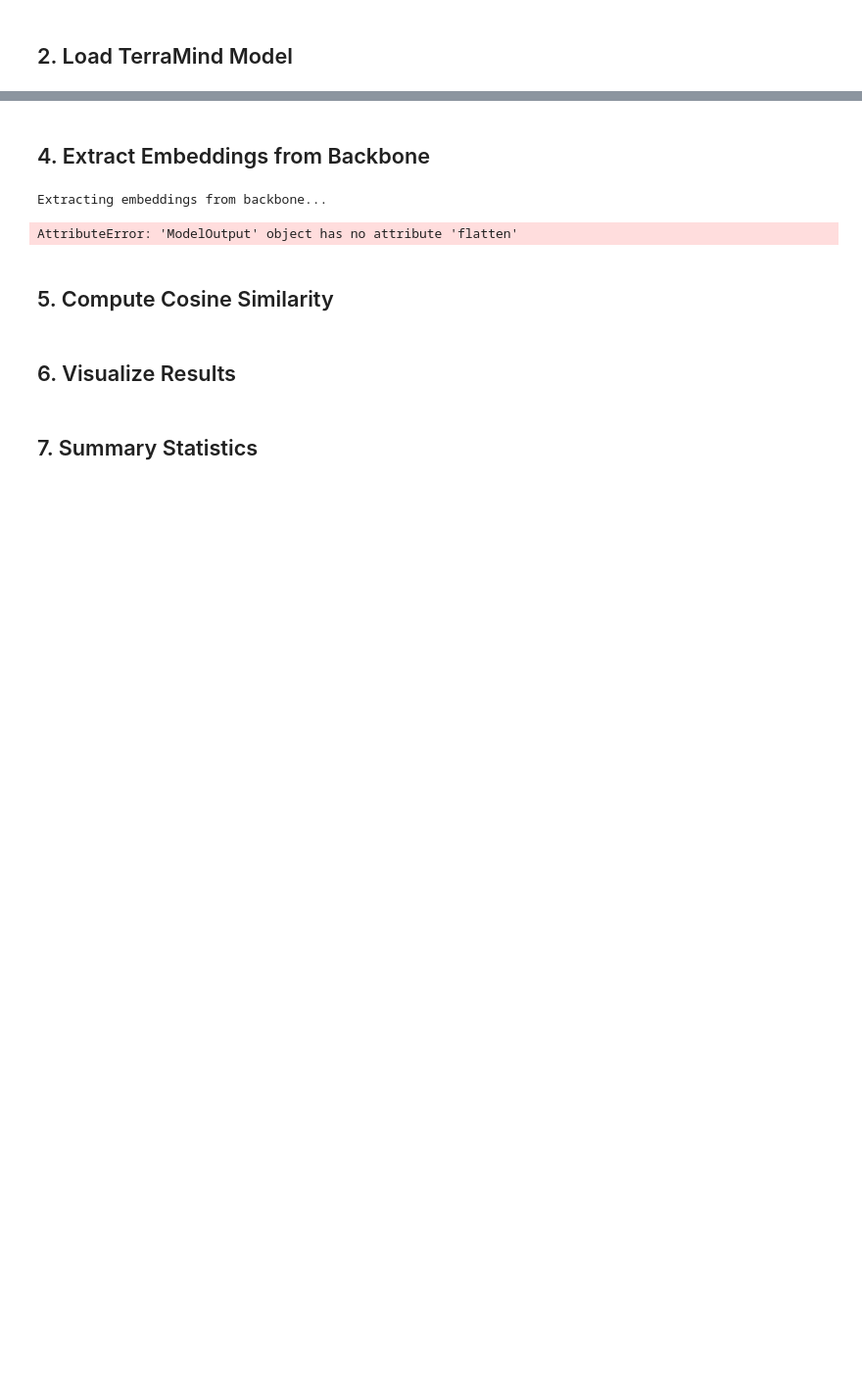
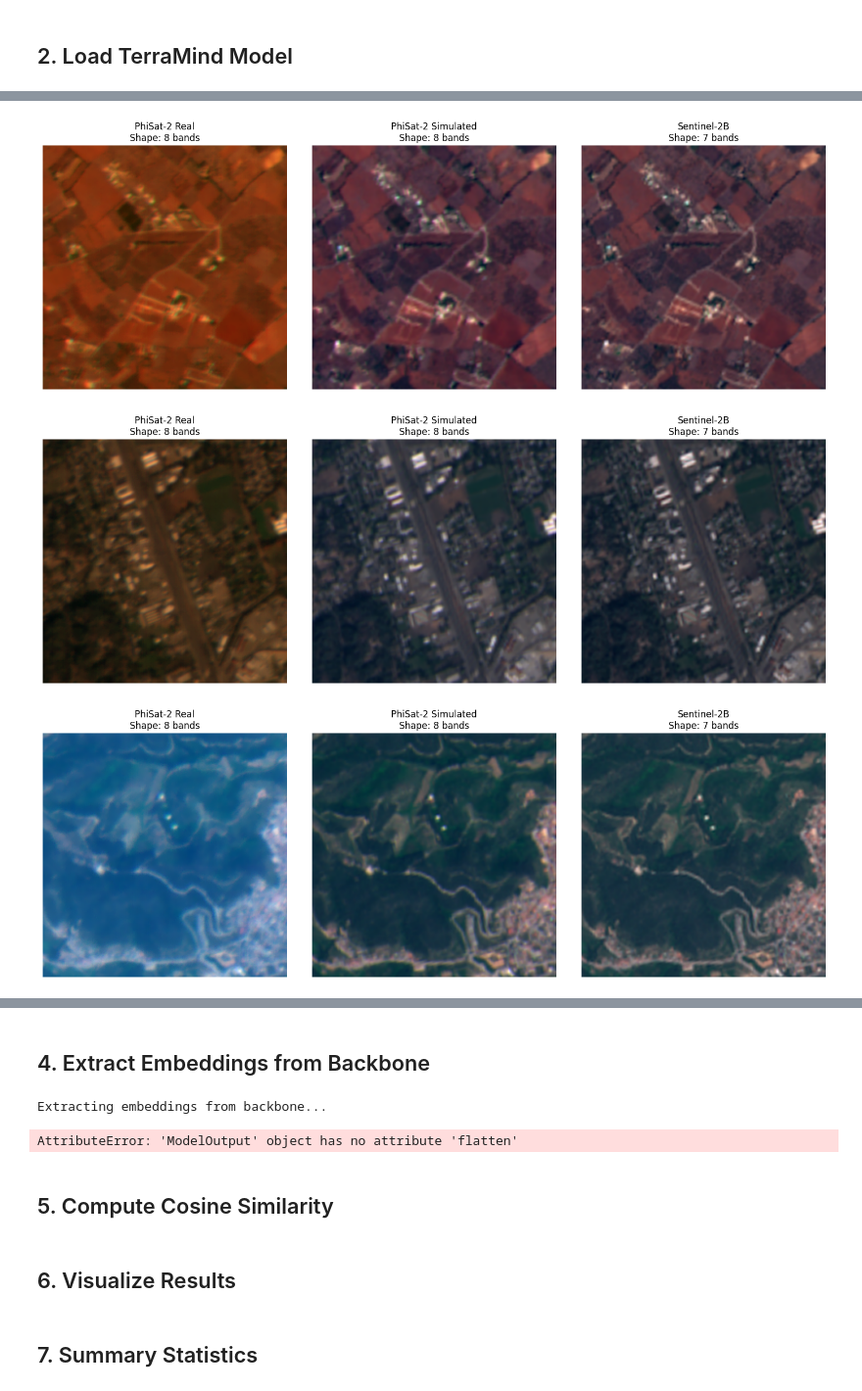
Before and after one commit to elucas0/terra-sat-drift, a Jupyter notebook: terramind_embedding_comparison.ipynb, the cells around one changed output, grey strips where cells are left out. Shown at 98% size. Saved outputs shown, nothing was run; the diff lists cells and outputs as text; code cells hidden in the pictures; blank space fills up the shorter version.

```diff
--- a/terramind_embedding_comparison.ipynb
+++ b/terramind_embedding_comparison.ipynb
@@ -69,0 +135,41 @@ Model ready for inference
+# %%
+# Plot the triplets in RGB
+def plot_triplet(triplet, idx):
+    fig, axes = plt.subplots(1, 3, figsize=(15, 5))
+    titles = ['PhiSat-2 Real', 'PhiSat-2 Simulated', 'Sentinel-2B']
+
+    for i, key in enumerate(['real', 'sim', 's2b']):
+        img = triplet[key][idx].numpy()
+
+        img_proc = np.sqrt(np.maximum(img, 0))
+
+        if key == 'real':
+            img_proc = np.clip(img_proc, 0, 38.729)
+        elif key == 'sim':
+            img_proc = np.clip(img_proc, 0, 100.0)
+        else: # s2b
+            img_proc = np.clip(img_proc, 0, 100.0)
+
+        if key == 's2b':
+            # B04(R)=2, B03(G)=1, B02(B)=0
+            rgb = np.stack([img_proc[2], img_proc[1], img_proc[0]], axis=-1)
+        else:
+            # PAN=0, B=1, G=2, R=3
+            rgb = np.stack([img_proc[3], img_proc[2], img_proc[1]], axis=-1)
+
+        rgb_min, rgb_max = rgb.min(), rgb.max()
+        rgb = (rgb - rgb_min) / (rgb_max - rgb_min + 1e-8)
+
+        axes[i].imshow(rgb)
+        axes[i].set_title(f"{titles[i]}\nShape: {img.shape[0]} bands")
+        axes[i].axis('off')
+
+    plt.tight_layout()
+    plt.show()
+
+for idx in range(len(sample_indices)):
+    plot_triplet(triplets, idx)
+# %% [output]
+[figure, added]
+[figure, added]
+[figure, added]
```
Also changed, not shown: parts of 17 cells of this notebook, 17 other files.
